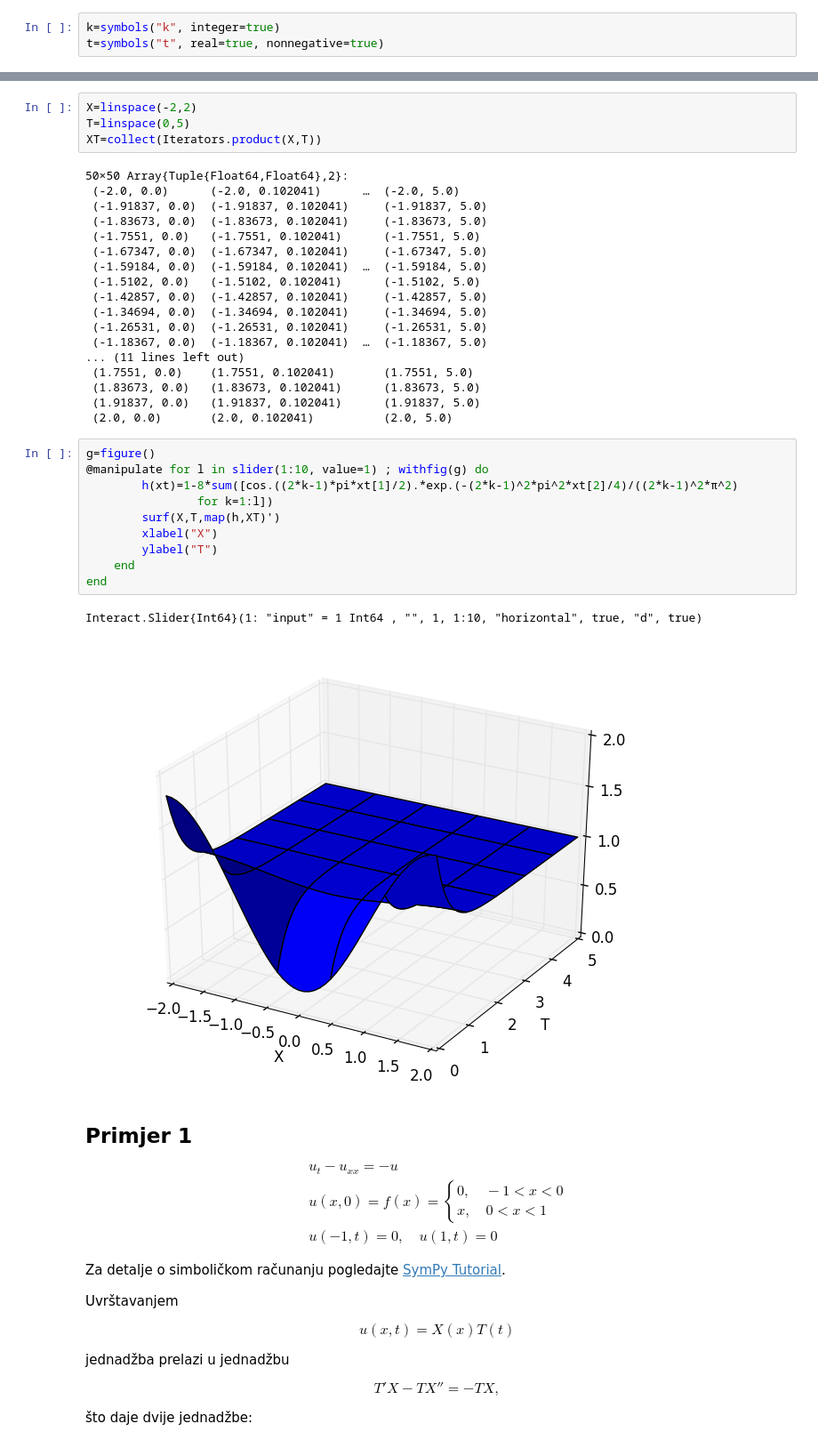
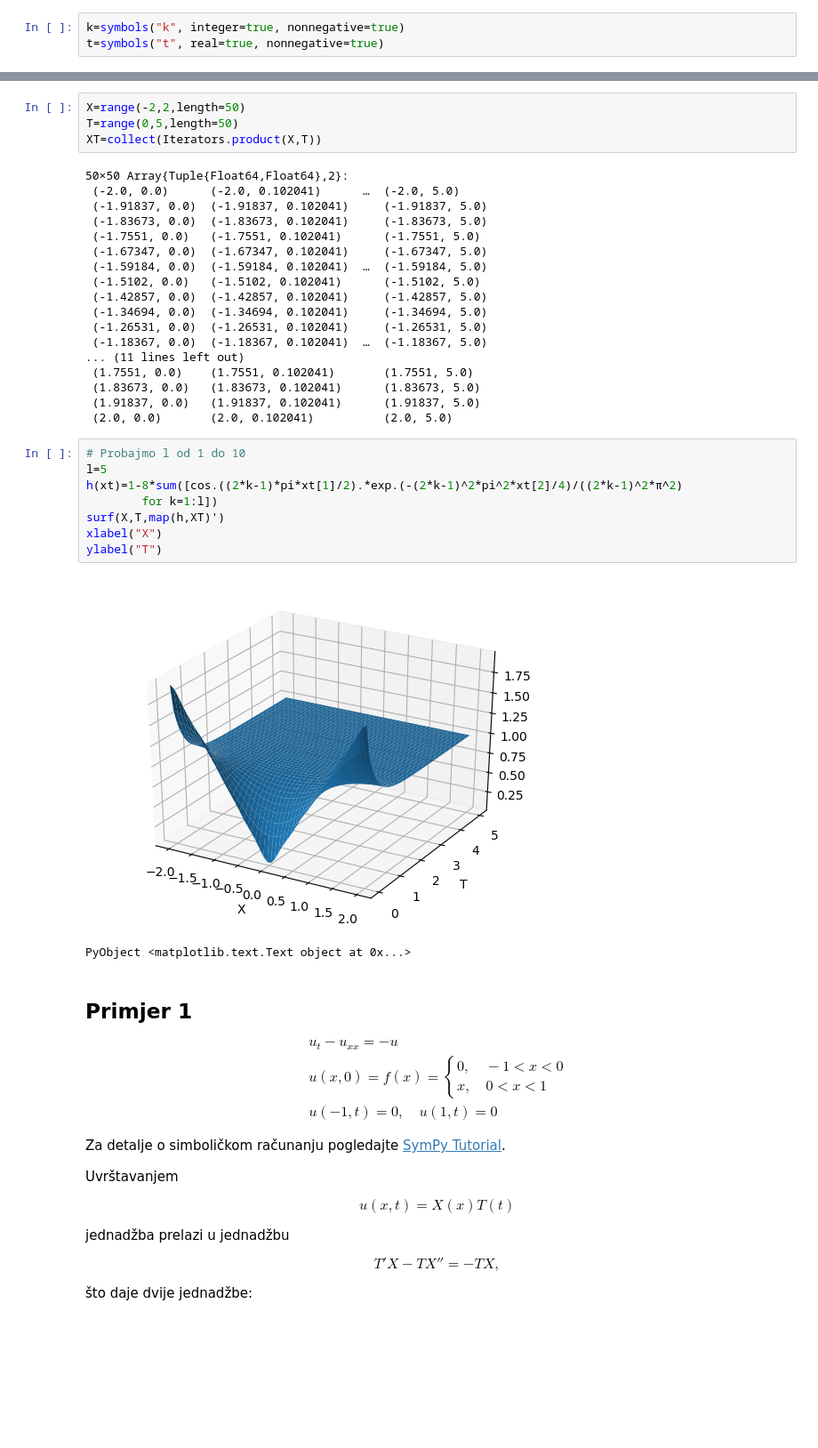
Before and after one commit to ivanslapnicar/Matematika-posebna_poglavlja, a Jupyter notebook: src/MPP03b Problem rubnih vrijednosti.ipynb, the cells around one changed output, grey strips where cells are left out. Shown at 89% size. Saved outputs shown, nothing was run; the diff lists cells and outputs as text; blank space fills up the shorter version.

```diff
--- a/src/MPP03b Problem rubnih vrijednosti.ipynb
+++ b/src/MPP03b Problem rubnih vrijednosti.ipynb
@@ -189,6 +191,6 @@ $$
 # %% [markdown]
 Definirajmo sumu prvih $n$ članova reda:
 # %%
-k=symbols("k", integer=true)
+k=symbols("k", integer=true, nonnegative=true)
 t=symbols("t", real=true, nonnegative=true)
 # %% [output]
@@ -275,6 +305,6 @@ INFO: Interact.jl: using new nbwidgetsextension protocol
 # %%
-X=linspace(-2,2)
-T=linspace(0,5)
+X=range(-2,2,length=50)
+T=range(0,5,length=50)
 XT=collect(Iterators.product(X,T))
 # %% [output]
 50×50 Array{Tuple{Float64,Float64},2}:
@@ -295,18 +325,16 @@ XT=collect(Iterators.product(X,T))
  (1.91837, 0.0)   (1.91837, 0.102041)      (1.91837, 5.0)
  (2.0, 0.0)       (2.0, 0.102041)          (2.0, 5.0)
 # %%
-g=figure()
-@manipulate for l in slider(1:10, value=1) ; withfig(g) do
-        h(xt)=1-8*sum([cos.((2*k-1)*pi*xt[1]/2).*exp.(-(2*k-1)^2*pi^2*xt[2]/4)/((2*k-1)^2*π^2)
-                for k=1:l])
-        surf(X,T,map(h,XT)')
-        xlabel("X")
-        ylabel("T")
-    end
-end
+# Probajmo l od 1 do 10
+l=5
+h(xt)=1-8*sum([cos.((2*k-1)*pi*xt[1]/2).*exp.(-(2*k-1)^2*pi^2*xt[2]/4)/((2*k-1)^2*π^2)
+        for k=1:l])
+surf(X,T,map(h,XT)')
+xlabel("X")
+ylabel("T")
 # %% [output]
+[figure, new version]
-Interact.Slider{Int64}(1: "input" = 1 Int64 , "", 1, 1:10, "horizontal", true, "d", true)
+PyObject <matplotlib.text.Text object at 0x...>
-[figure, old version]
 # %% [markdown]
 ## Primjer 1
 
```
Also changed, not shown: parts of 57 cells of this notebook, 2 other files.
